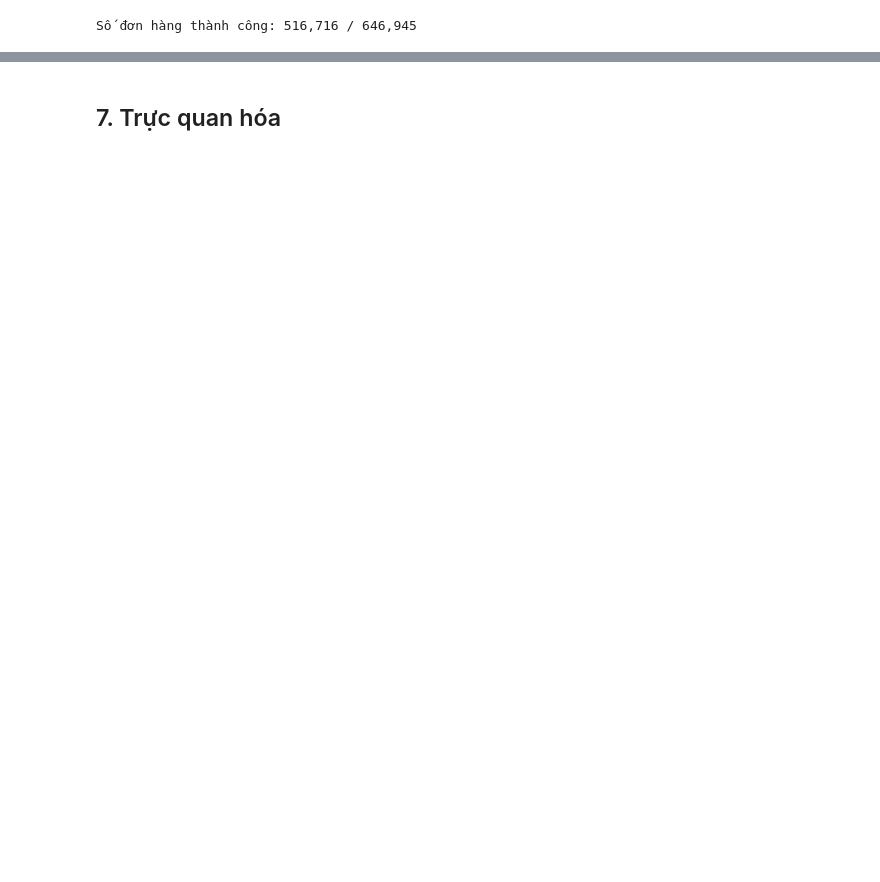
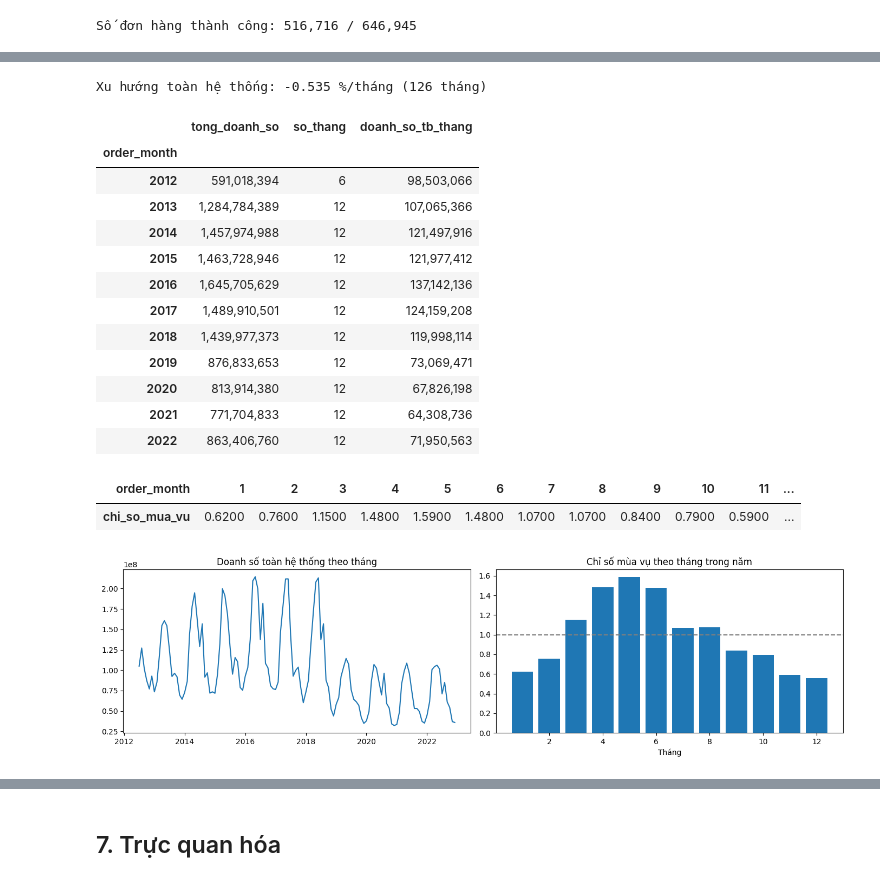
Before and after one commit to thanks-hin/DAAI_N1.4, a Jupyter notebook: problem_statements/code/PS3_SalesStability.ipynb, the cells around one changed output, grey strips where cells are left out. Drawn from its saved outputs; the diff is of its cells as text; code cells hidden in the pictures; blank space fills up the shorter version.

```diff
--- a/problem_statements/code/PS3_SalesStability.ipynb
+++ b/problem_statements/code/PS3_SalesStability.ipynb
@@ -248,0 +165,45 @@ print(stability["phan_loai_on_dinh"].value_counts())
+# %%
+system_monthly = monthly_metric.groupby("order_month")["doanh_so_thang"].sum()
+
+# Xu hướng tuyến tính của toàn hệ thống (%/tháng, so với doanh số trung bình tháng)
+sys_slope = np.polyfit(np.arange(len(system_monthly)), system_monthly.values, 1)[0]
+SYS_TREND_PCT = sys_slope / system_monthly.mean() * 100
+print(f"Xu hướng toàn hệ thống: {SYS_TREND_PCT:.3f} %/tháng ({len(system_monthly)} tháng)")
+
+# Doanh số theo năm (lưu ý năm đầu chỉ có một phần số tháng nên so sánh theo trung bình tháng)
+annual = system_monthly.groupby(system_monthly.index.year).agg(tong_doanh_so="sum", so_thang="count")
+annual["doanh_so_tb_thang"] = annual["tong_doanh_so"] / annual["so_thang"]
+display(annual.style.format({"tong_doanh_so": "{:,.0f}", "doanh_so_tb_thang": "{:,.0f}"}))
+
+# Chỉ số mùa vụ: doanh số trung bình của từng tháng trong năm / trung bình chung
+moy = system_monthly.groupby(system_monthly.index.month).mean()
+seasonal_index = (moy / moy.mean()).rename("chi_so_mua_vu")
+display(seasonal_index.to_frame().T.round(2))
+
+fig, axes = plt.subplots(1, 2, figsize=(14, 4))
+axes[0].plot(system_monthly.index, system_monthly.values)
+axes[0].set_title("Doanh số toàn hệ thống theo tháng")
+axes[1].bar(seasonal_index.index, seasonal_index.values)
+axes[1].axhline(1, color="gray", linestyle="--")
+axes[1].set_title("Chỉ số mùa vụ theo tháng trong năm")
+axes[1].set_xlabel("Tháng")
+plt.tight_layout()
+plt.show()
+# %% [output]
+Xu hướng toàn hệ thống: -0.535 %/tháng (126 tháng)
+|  | tong_doanh_so | so_thang | doanh_so_tb_thang |
+| order_month |  |  |  |
+| 2012 | 591,018,394 | 6 | 98,503,066 |
+| 2013 | 1,284,784,389 | 12 | 107,065,366 |
+| 2014 | 1,457,974,988 | 12 | 121,497,916 |
+| 2015 | 1,463,728,946 | 12 | 121,977,412 |
+| 2016 | 1,645,705,629 | 12 | 137,142,136 |
+| 2017 | 1,489,910,501 | 12 | 124,159,208 |
+| 2018 | 1,439,977,373 | 12 | 119,998,114 |
+| 2019 | 876,833,653 | 12 | 73,069,471 |
+| 2020 | 813,914,380 | 12 | 67,826,198 |
+| 2021 | 771,704,833 | 12 | 64,308,736 |
+| 2022 | 863,406,760 | 12 | 71,950,563 |
+| order_month | 1 | 2 | 3 | 4 | 5 | 6 | 7 | 8 | 9 | 10 | 11 | ... |
+| chi_so_mua_vu | 0.6200 | 0.7600 | 1.1500 | 1.4800 | 1.5900 | 1.4800 | 1.0700 | 1.0700 | 0.8400 | 0.7900 | 0.5900 | ... |
+[figure, added]
```
Also changed, not shown: parts of 24 cells of this notebook, 7 other files.
